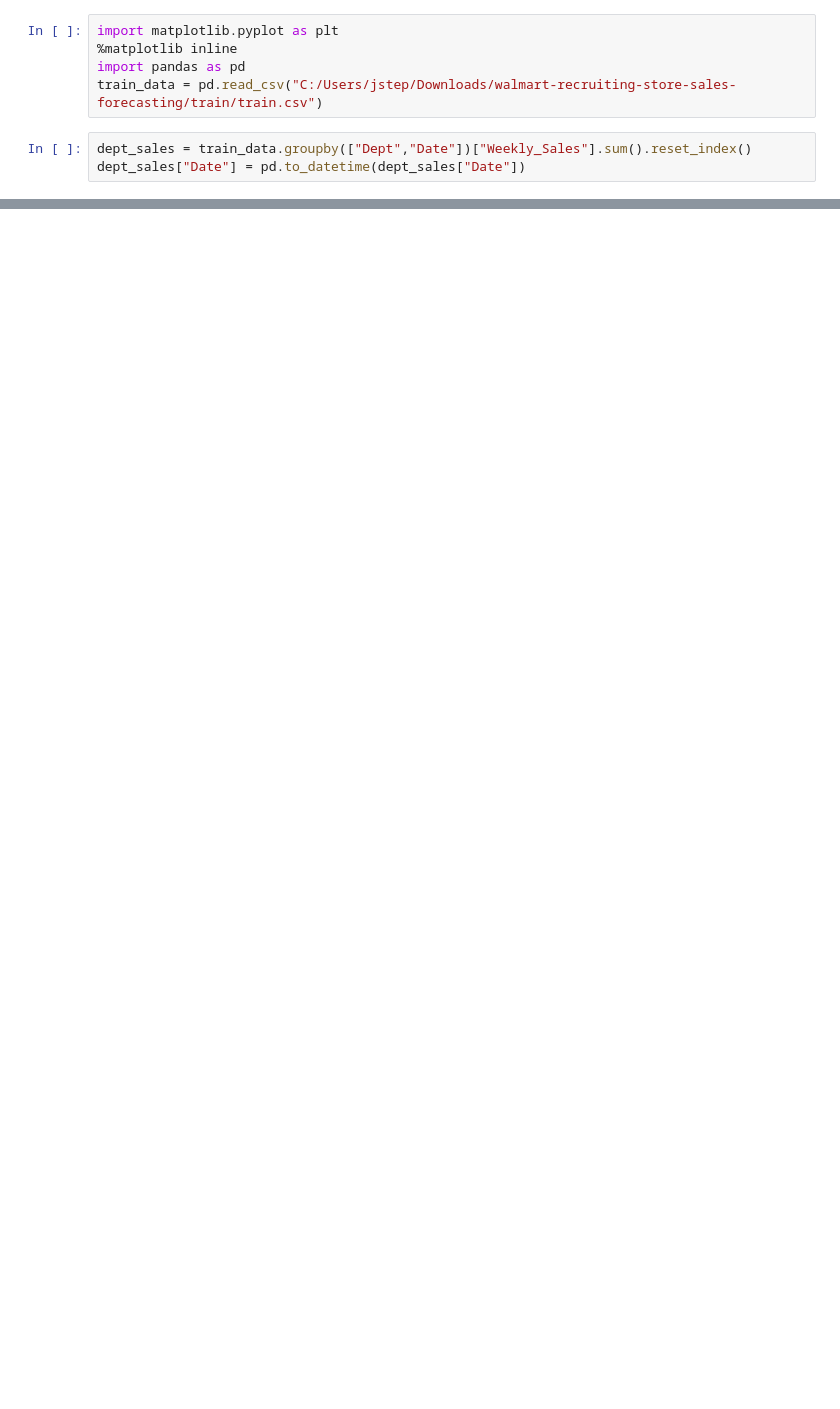
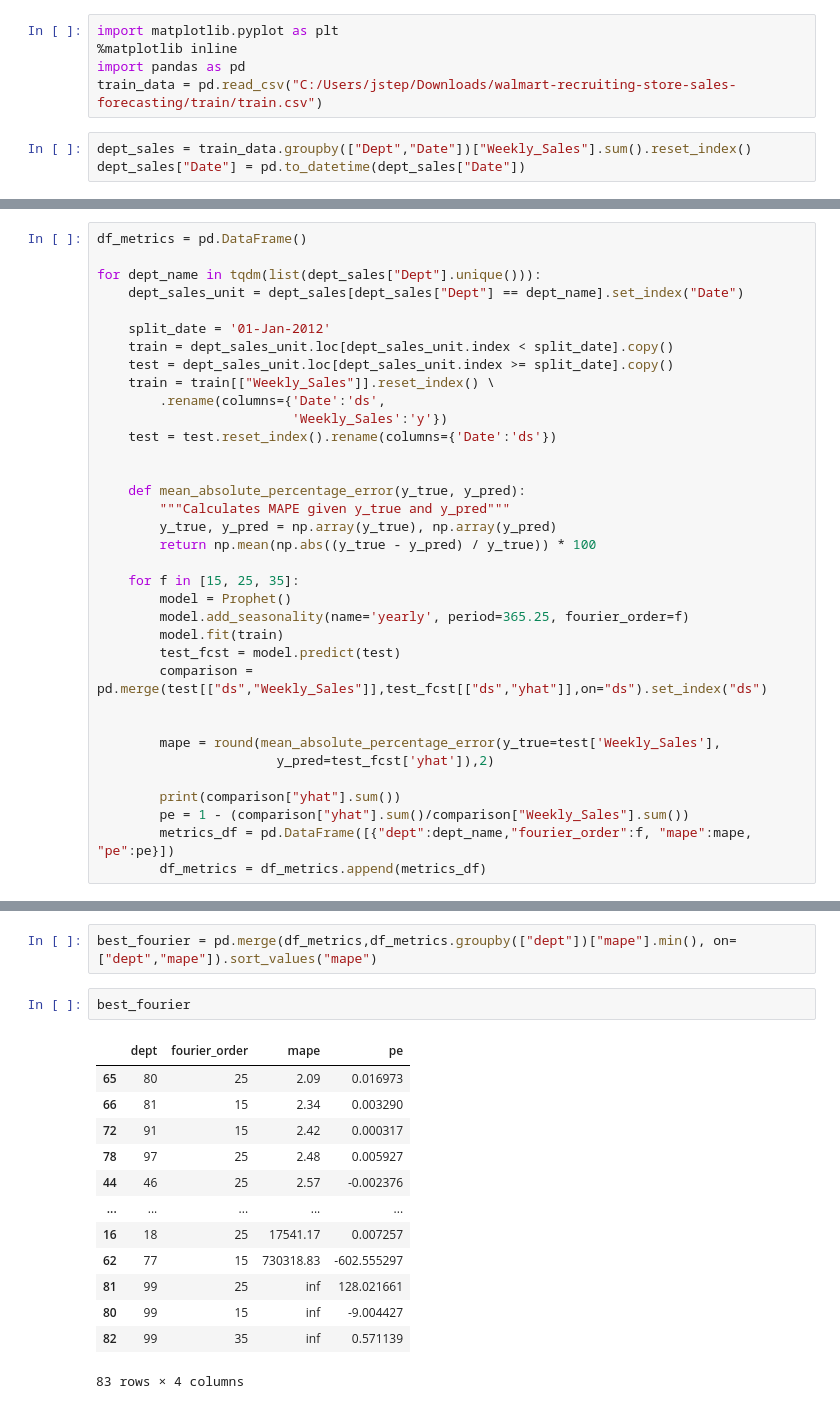
Before and after one commit to jstephenj14/walmart-forecasting-challenge, a Jupyter notebook: src/analysis.ipynb, the cells around one changed output, grey strips where cells are left out. Cells and saved outputs as stored; diff of their text form; blank space fills up the shorter version.

```diff
--- a/src/analysis.ipynb
+++ b/src/analysis.ipynb
@@ -47,0 +40,35 @@ dtype: object
+# %%
+df_metrics = pd.DataFrame()
+
+for dept_name in tqdm(list(dept_sales["Dept"].unique())):
+    dept_sales_unit = dept_sales[dept_sales["Dept"] == dept_name].set_index("Date")
+
+    split_date = '01-Jan-2012'
+    train = dept_sales_unit.loc[dept_sales_unit.index < split_date].copy()
+    test = dept_sales_unit.loc[dept_sales_unit.index >= split_date].copy()
+    train = train[["Weekly_Sales"]].reset_index() \
+        .rename(columns={'Date':'ds',
+                         'Weekly_Sales':'y'})
+    test = test.reset_index().rename(columns={'Date':'ds'})
+
+
+    def mean_absolute_percentage_error(y_true, y_pred):
+        """Calculates MAPE given y_true and y_pred"""
+        y_true, y_pred = np.array(y_true), np.array(y_pred)
+        return np.mean(np.abs((y_true - y_pred) / y_true)) * 100
+
+    for f in [15, 25, 35]:
+        model = Prophet()
+        model.add_seasonality(name='yearly', period=365.25, fourier_order=f)
+        model.fit(train)
+        test_fcst = model.predict(test)
+        comparison = pd.merge(test[["ds","Weekly_Sales"]],test_fcst[["ds","yhat"]],on="ds").set_index("ds")
+
+
+        mape = round(mean_absolute_percentage_error(y_true=test['Weekly_Sales'],
+                       y_pred=test_fcst['yhat']),2)
+
+        print(comparison["yhat"].sum())
+        pe = 1 - (comparison["yhat"].sum()/comparison["Weekly_Sales"].sum())
+        metrics_df = pd.DataFrame([{"dept":dept_name,"fourier_order":f, "mape":mape, "pe":pe}])
+        df_metrics = df_metrics.append(metrics_df)
@@ -47,0 +99,18 @@ dtype: object
+# %%
+best_fourier = pd.merge(df_metrics,df_metrics.groupby(["dept"])["mape"].min(), on=["dept","mape"]).sort_values("mape")
+# %%
+best_fourier
+# %% [output]
+|  | dept | fourier_order | mape | pe |
+| 65 | 80 | 25 | 2.09 | 0.016973 |
+| 66 | 81 | 15 | 2.34 | 0.003290 |
+| 72 | 91 | 15 | 2.42 | 0.000317 |
+| 78 | 97 | 25 | 2.48 | 0.005927 |
+| 44 | 46 | 25 | 2.57 | -0.002376 |
+| ... | ... | ... | ... | ... |
+| 16 | 18 | 25 | 17541.17 | 0.007257 |
+| 62 | 77 | 15 | 730318.83 | -602.555297 |
+| 81 | 99 | 25 | inf | 128.021661 |
+| 80 | 99 | 15 | inf | -9.004427 |
+| 82 | 99 | 35 | inf | 0.571139 |
+83 rows × 4 columns
```
Also changed, not shown: parts of 11 cells of this notebook.
